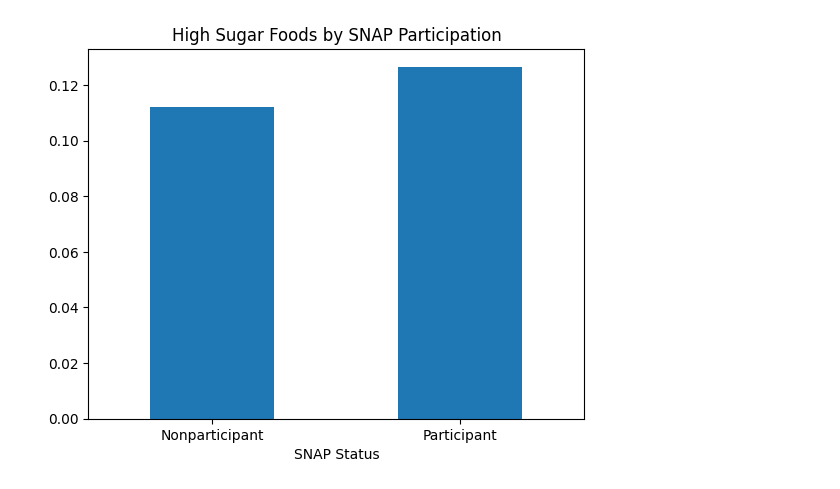
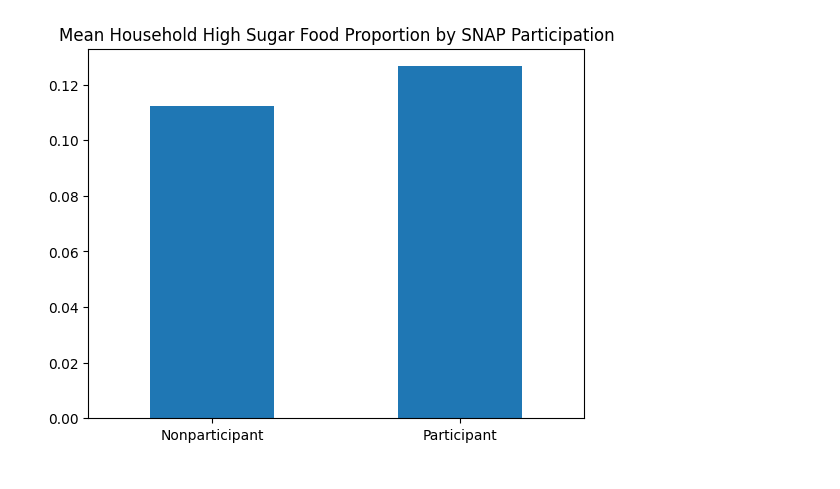
Before and after one commit to seoyunnie/csmodel-mcos, a Jupyter notebook: dataset_analysis.ipynb, the cells around one changed output. Saved outputs shown, nothing was run; the diff lists cells and outputs as text; code cells hidden in the pictures.

```diff
--- a/dataset_analysis.ipynb
+++ b/dataset_analysis.ipynb
@@ -87,12 +104,0 @@ high_sugar_share = high_sugar_share.merge(hh_df[["hhnum", "snap_status"]], on="h
-# %%
-ax = high_sugar_share.groupby("snap_status")["high_sugar_status"].mean().plot(kind="bar")
-
-ax.set_xticks([0, 1])
-ax.set_xticklabels(["Nonparticipant", "Participant"], rotation=0)
-
-ax.set_title("High Sugar Foods by SNAP Participation")
-ax.set_xlabel("SNAP Status")
-
-plt.show()
-# %% [output]
-[figure, removed]
@@ -98,0 +107,12 @@ plt.show()
+# %%
+ax = high_sugar_share.groupby("snap_status")["high_sugar_status"].mean().plot(kind="bar")
+
+ax.set_xticks([0, 1])
+ax.set_xticklabels(["Nonparticipant", "Participant"], rotation=0)
+
+ax.set_title("Mean Household High Sugar Food Proportion by SNAP Participation")
+ax.set_xlabel("")
+
+plt.show()
+# %% [output]
+[figure, added]
```
Also changed, not shown: parts of 27 cells of this notebook.
